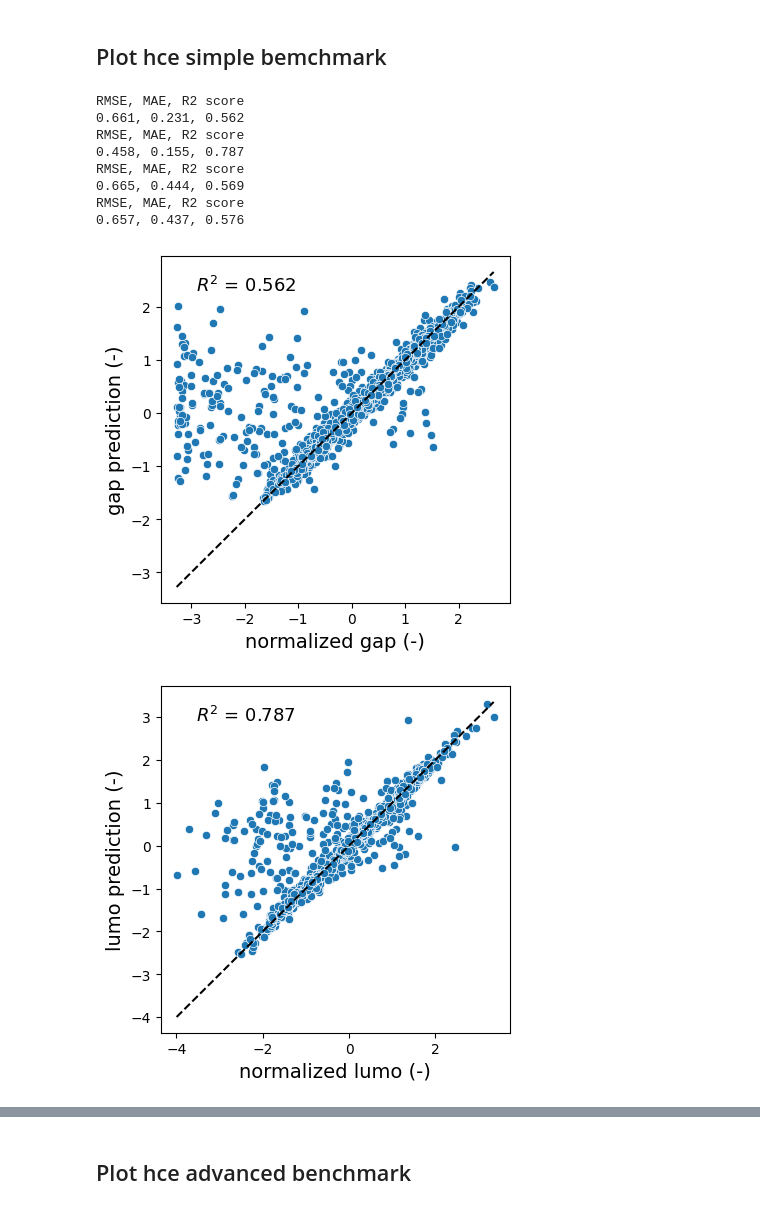
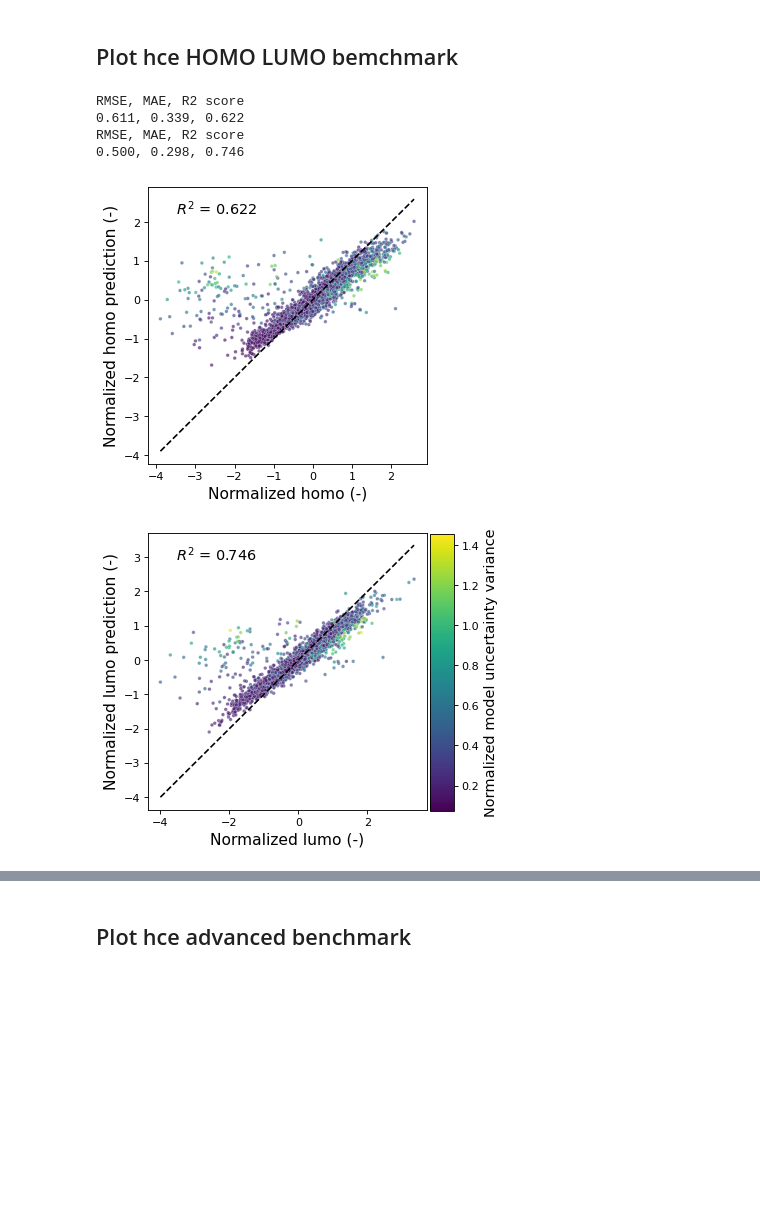
Before and after one commit to Lung-Yi/uncmoo, a Jupyter notebook: plot_parity.ipynb, the cells around one changed output, grey strips where cells are left out. Cells and saved outputs as stored; diff of their text form; code cells hidden in the pictures; blank space fills up the shorter version.

```diff
--- a/plot_parity.ipynb
+++ b/plot_parity.ipynb
@@ -79,7 +79,7 @@ def create_unc_plot(data, target_columns, dataset, uncertainty_method="evidentia
         fig = plt.figure(figsize=(4.5,4.5), dpi=80)
         plt.plot(points, points, color='black', linestyle='--')
         # plt.scatter(x=data[target], y=data[target+" prediction"])
-        sns.scatterplot(data=data.sort_values(by = var_name, axis = 0,ascending=True),
+        sns.scatterplot(data=data,#.sort_values(by = var_name, axis = 0,ascending=True),
                          x=target, y=target+" prediction", hue=var_name, palette=cmap, legend=False,
                          s=10, alpha=0.65)
         plt.xlabel("Normalized "+target+" (-)", fontsize=14)
@@ -96,23 +96,22 @@ def create_unc_plot(data, target_columns, dataset, uncertainty_method="evidentia
         # break
 # plt.show()
 # %% [markdown]
-## Plot hce simple bemchmark
+## Plot hce HOMO LUMO bemchmark
 # %%
-scaler_dict = {"gap": (1.497, 0.456), "lumo": (-8.032, 0.426), "dipm": (2.819, 1.652), "combined": (11.824, 1.685)}
-target_columns = ["gap", "lumo", "dipm", "combined"]
-model_path = "chemprop_unc/save_models/hce_simple/try_80_20p/fold_0"
-dataset = "hce_simple"
+scaler_dict = {"homo": (-6.535, 0.82), "lumo": (-8.032, 0.426)}
+target_columns = ["homo", "lumo"]
+model_path = "chemprop_unc/save_models/hce/ensemble_mve/fold_0"
+dataset = "hce"
 
-data = create_data(model_path, target_columns, scaler_dict)
-create_plot(data, target_columns, dataset)
+trunc_values = (5, 5, 5, 5)
+
+data = create_data(model_path, target_columns, scaler_dict, uncertainty_method="mve")
+data_new = truncate_unc(data, target_columns, trunc_values, uncertainty_method="mve")
+create_unc_plot(data_new, target_columns, dataset, uncertainty_method="mve")
 # %% [output]
 RMSE, MAE, R2 score
-0.661, 0.231, 0.562
+0.611, 0.339, 0.622
 RMSE, MAE, R2 score
-0.458, 0.155, 0.787
-RMSE, MAE, R2 score
-0.665, 0.444, 0.569
-RMSE, MAE, R2 score
-0.657, 0.437, 0.576
+0.500, 0.298, 0.746
-[figure, old version]
+[figure, new version]
-[figure, old version]
+[figure, new version]
```
Also changed, not shown: parts of 8 cells of this notebook, 10 other files.
